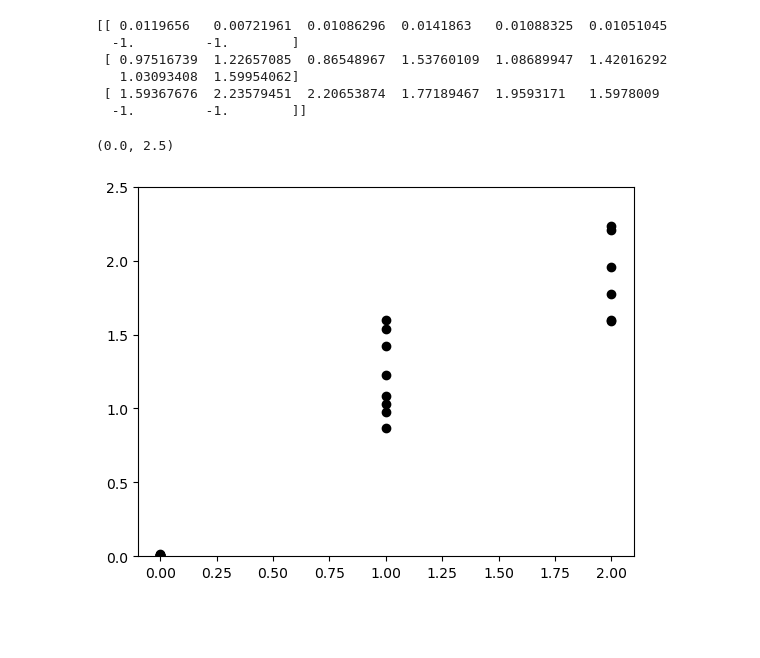
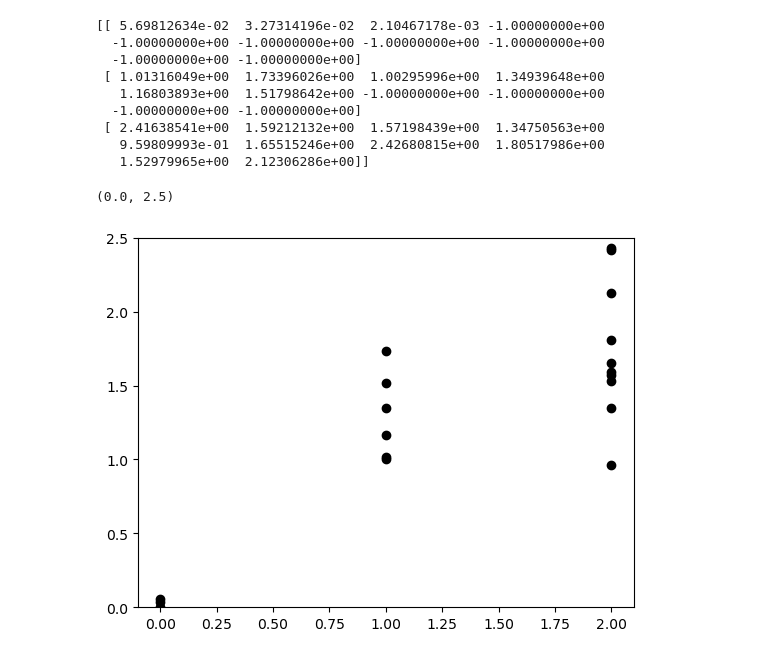
Before and after one commit to JonathanHB/threonine_rotamer_analysis, a Jupyter notebook: nearby_water_analysis.ipynb, the cells around one changed output. Saved outputs shown, nothing was run; the diff lists cells and outputs as text; code cells hidden in the pictures; blank space fills up the shorter version.

```diff
--- a/nearby_water_analysis.ipynb
+++ b/nearby_water_analysis.ipynb
@@ -239,17 +255,20 @@ np.save(f"numpy_analysis_outputs/{whichresn}_nwaters_by_site_type.npy", nwaters_
 # %%
 #verify that the saved array is correct
 
-nwaters_arr_l = np.load("figures/nwaters_by_site_type.npy")
+nwaters_arr_l = np.load("numpy_analysis_outputs/ser_nwaters_by_site_type.npy")
 print(nwaters_arr_l)
 for i, w in enumerate(nwaters_arr_l):
     plt.scatter([i]*len(w), w, color = "black", label = "_nolegend_", zorder=100)
 plt.ylim(0,2.5)
 # %% [output]
-[[ 0.0119656   0.00721961  0.01086296  0.0141863   0.01088325  0.01051045
-  -1.         -1.        ]
- [ 0.97516739  1.22657085  0.86548967  1.53760109  1.08689947  1.42016292
-   1.03093408  1.59954062]
- [ 1.59367676  2.23579451  2.20653874  1.77189467  1.9593171   1.5978009
-  -1.         -1.        ]]
+[[ 5.69812634e-02  3.27314196e-02  2.10467178e-03 -1.00000000e+00
+  -1.00000000e+00 -1.00000000e+00 -1.00000000e+00 -1.00000000e+00
+  -1.00000000e+00 -1.00000000e+00]
+ [ 1.01316049e+00  1.73396026e+00  1.00295996e+00  1.34939648e+00
+   1.16803893e+00  1.51798642e+00 -1.00000000e+00 -1.00000000e+00
+  -1.00000000e+00 -1.00000000e+00]
+ [ 2.41638541e+00  1.59212132e+00  1.57198439e+00  1.34750563e+00
+   9.59809993e-01  1.65515246e+00  2.42680815e+00  1.80517986e+00
+   1.52979965e+00  2.12306286e+00]]
 (0.0, 2.5)
-[figure, old version]
+[figure, new version]
```
Also changed, not shown: parts of 2 cells of this notebook, 1 other file.
